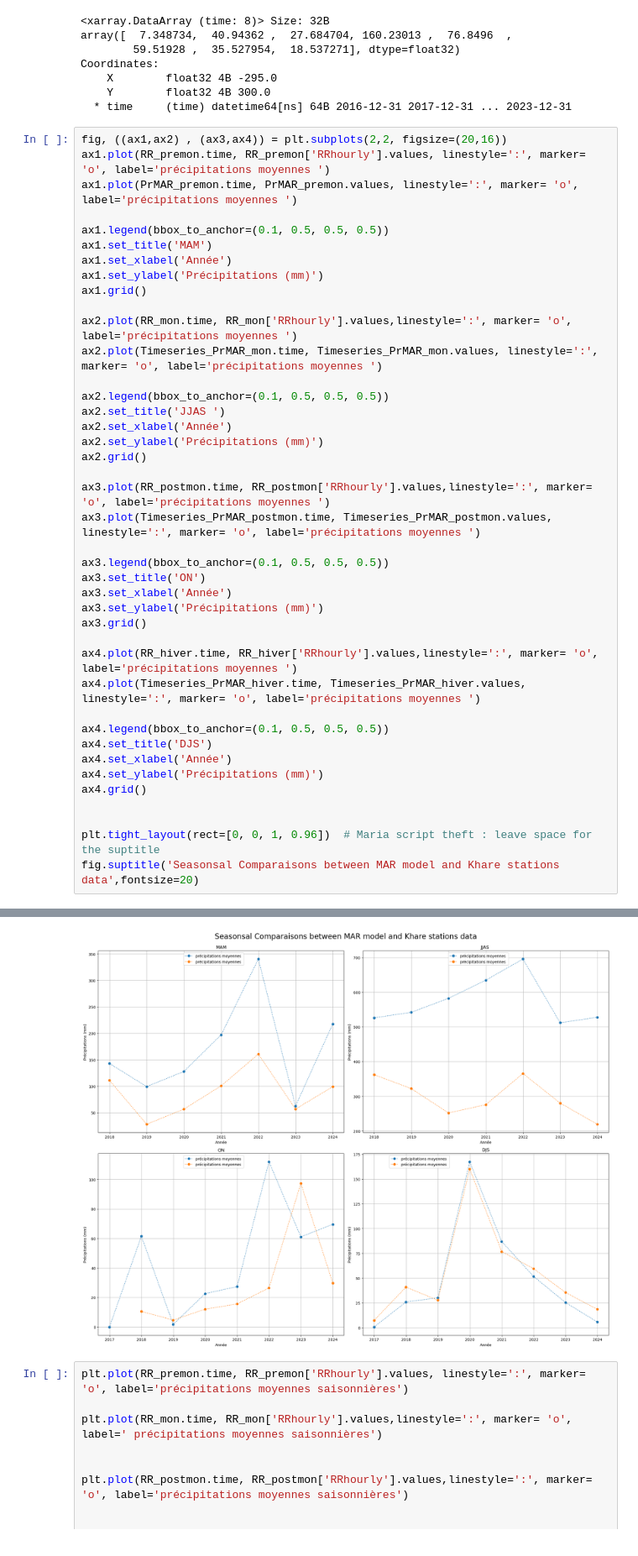
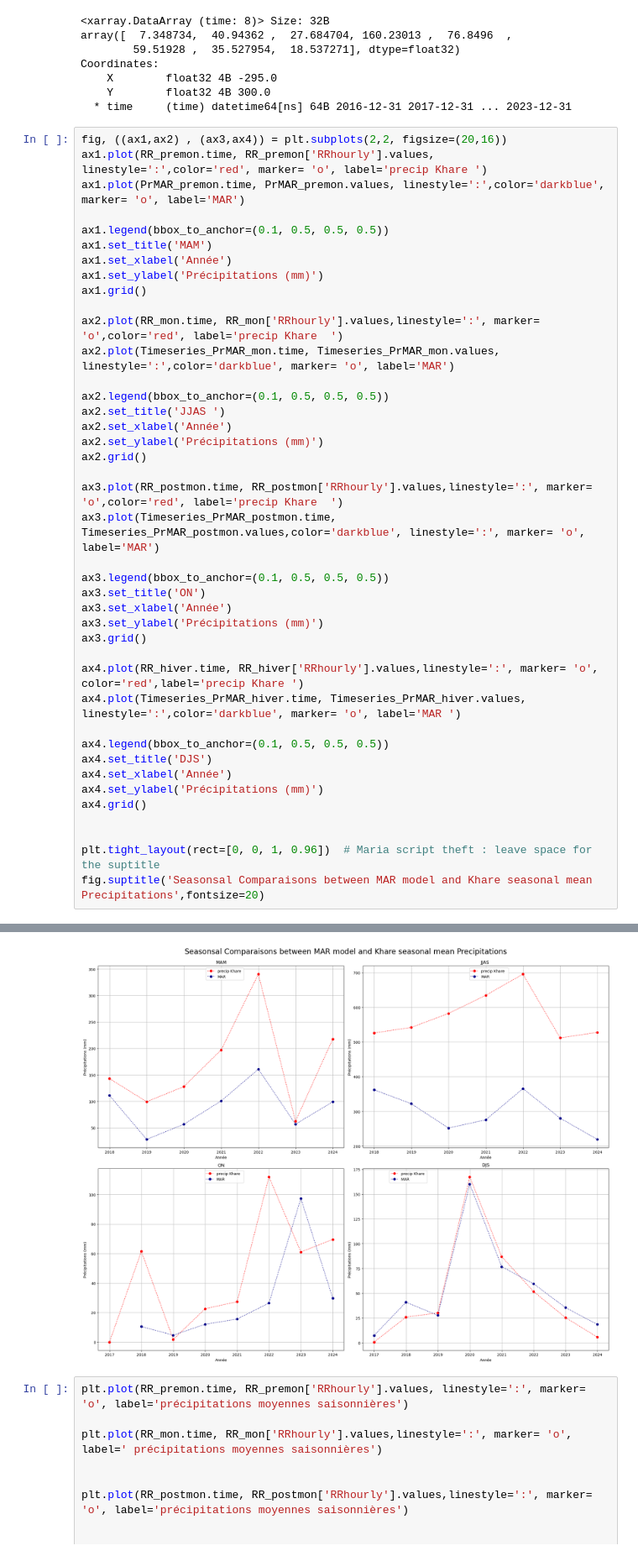
Before and after one commit to Andeol-ramb/MAR_HMA_GLACIOCLIM_Comparisons, a Jupyter notebook: TimeSeries_Ts_Pr_Khare_MAR_16-23.ipynb, the cells around one changed output, grey strips where cells are left out. Shown: that part at 84% size. Cells and saved outputs as stored; diff of their text form.

```diff
--- a/TimeSeries_Ts_Pr_Khare_MAR_16-23.ipynb
+++ b/TimeSeries_Ts_Pr_Khare_MAR_16-23.ipynb
@@ -269,8 +269,8 @@ Coordinates:
   * time     (time) datetime64[ns] 64B 2016-12-31 2017-12-31 ... 2023-12-31
 # %%
 fig, ((ax1,ax2) , (ax3,ax4)) = plt.subplots(2,2, figsize=(20,16))
-ax1.plot(RR_premon.time, RR_premon['RRhourly'].values, linestyle=':', marker= 'o', label='précipitations moyennes ')
-ax1.plot(PrMAR_premon.time, PrMAR_premon.values, linestyle=':', marker= 'o', label='précipitations moyennes ')
+ax1.plot(RR_premon.time, RR_premon['RRhourly'].values, linestyle=':',color='red', marker= 'o', label='precip Khare ')
+ax1.plot(PrMAR_premon.time, PrMAR_premon.values, linestyle=':',color='darkblue', marker= 'o', label='MAR')
 
 ax1.legend(bbox_to_anchor=(0.1, 0.5, 0.5, 0.5))
 ax1.set_title('MAM')
@@ -278,8 +278,8 @@ ax1.set_xlabel('Année')
 ax1.set_ylabel('Précipitations (mm)')
 ax1.grid()
 
-ax2.plot(RR_mon.time, RR_mon['RRhourly'].values,linestyle=':', marker= 'o', label='précipitations moyennes ')
-ax2.plot(Timeseries_PrMAR_mon.time, Timeseries_PrMAR_mon.values, linestyle=':', marker= 'o', label='précipitations moyennes ')
+ax2.plot(RR_mon.time, RR_mon['RRhourly'].values,linestyle=':', marker= 'o',color='red', label='precip Khare  ')
+ax2.plot(Timeseries_PrMAR_mon.time, Timeseries_PrMAR_mon.values, linestyle=':',color='darkblue', marker= 'o', label='MAR')
 
 ax2.legend(bbox_to_anchor=(0.1, 0.5, 0.5, 0.5))
 ax2.set_title('JJAS ')
@@ -287,8 +287,8 @@ ax2.set_xlabel('Année')
 ax2.set_ylabel('Précipitations (mm)')
 ax2.grid()
 
-ax3.plot(RR_postmon.time, RR_postmon['RRhourly'].values,linestyle=':', marker= 'o', label='précipitations moyennes ')
-ax3.plot(Timeseries_PrMAR_postmon.time, Timeseries_PrMAR_postmon.values, linestyle=':', marker= 'o', label='précipitations moyennes ')
+ax3.plot(RR_postmon.time, RR_postmon['RRhourly'].values,linestyle=':', marker= 'o',color='red', label='precip Khare  ')
+ax3.plot(Timeseries_PrMAR_postmon.time, Timeseries_PrMAR_postmon.values,color='darkblue', linestyle=':', marker= 'o', label='MAR')
 
 ax3.legend(bbox_to_anchor=(0.1, 0.5, 0.5, 0.5))
 ax3.set_title('ON')
@@ -296,8 +296,8 @@ ax3.set_xlabel('Année')
 ax3.set_ylabel('Précipitations (mm)')
 ax3.grid()
 
-ax4.plot(RR_hiver.time, RR_hiver['RRhourly'].values,linestyle=':', marker= 'o', label='précipitations moyennes ')
-ax4.plot(Timeseries_PrMAR_hiver.time, Timeseries_PrMAR_hiver.values, linestyle=':', marker= 'o', label='précipitations moyennes ')
+ax4.plot(RR_hiver.time, RR_hiver['RRhourly'].values,linestyle=':', marker= 'o', color='red',label='precip Khare ')
+ax4.plot(Timeseries_PrMAR_hiver.time, Timeseries_PrMAR_hiver.values, linestyle=':',color='darkblue', marker= 'o', label='MAR ')
 
 ax4.legend(bbox_to_anchor=(0.1, 0.5, 0.5, 0.5))
 ax4.set_title('DJS')
@@ -307,5 +307,5 @@ ax4.grid()
 
 
 plt.tight_layout(rect=[0, 0, 1, 0.96])  # Maria script theft : leave space for the suptitle
-fig.suptitle('Seasonsal Comparaisons between MAR model and Khare stations data',fontsize=20)
+fig.suptitle('Seasonsal Comparaisons between MAR model and Khare seasonal mean Precipitations',fontsize=20)
 # %% [output]
@@ -313,4 +313,4 @@ Text(0.5, 0.98, 'Seasonsal Comparaisons between MAR model and Khare stations dat
-[figure, old version]
+[figure, new version]
 # %%
 plt.plot(RR_premon.time, RR_premon['RRhourly'].values, linestyle=':', marker= 'o', label='précipitations moyennes saisonnières')
 
```
Also changed, not shown: parts of 2 cells of this notebook.
